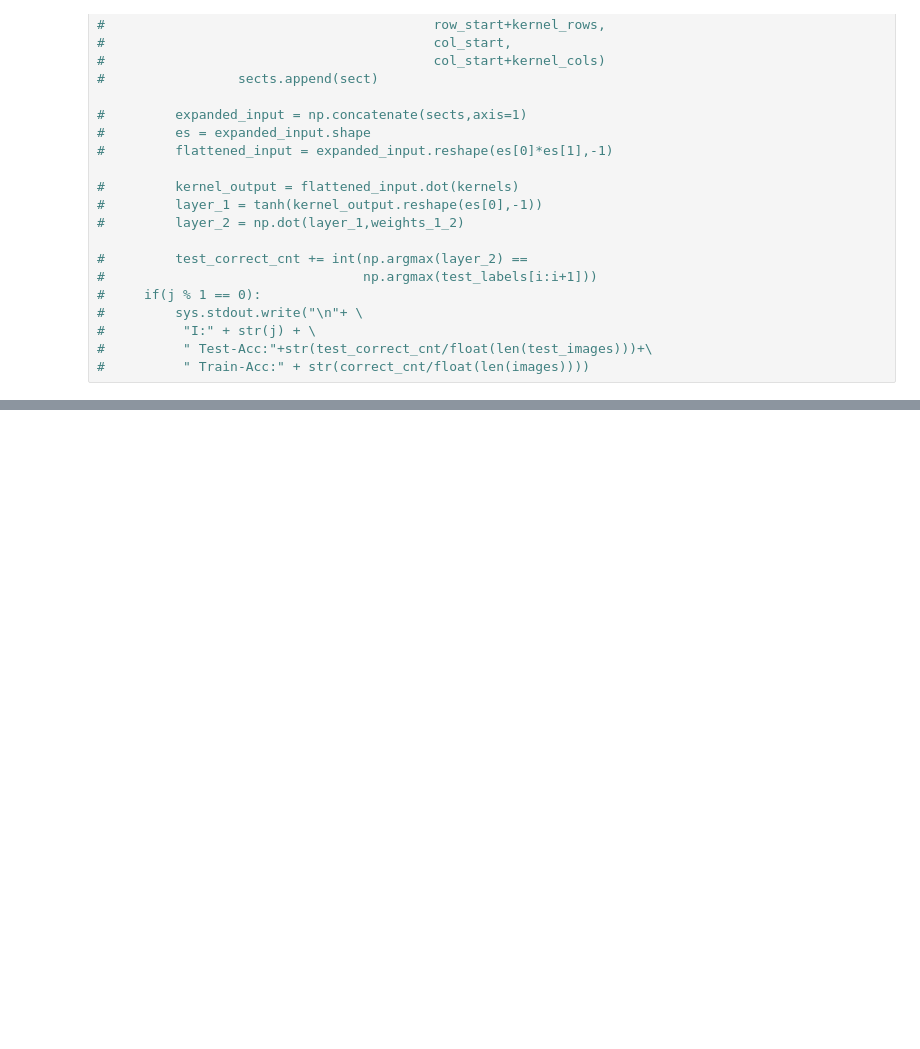
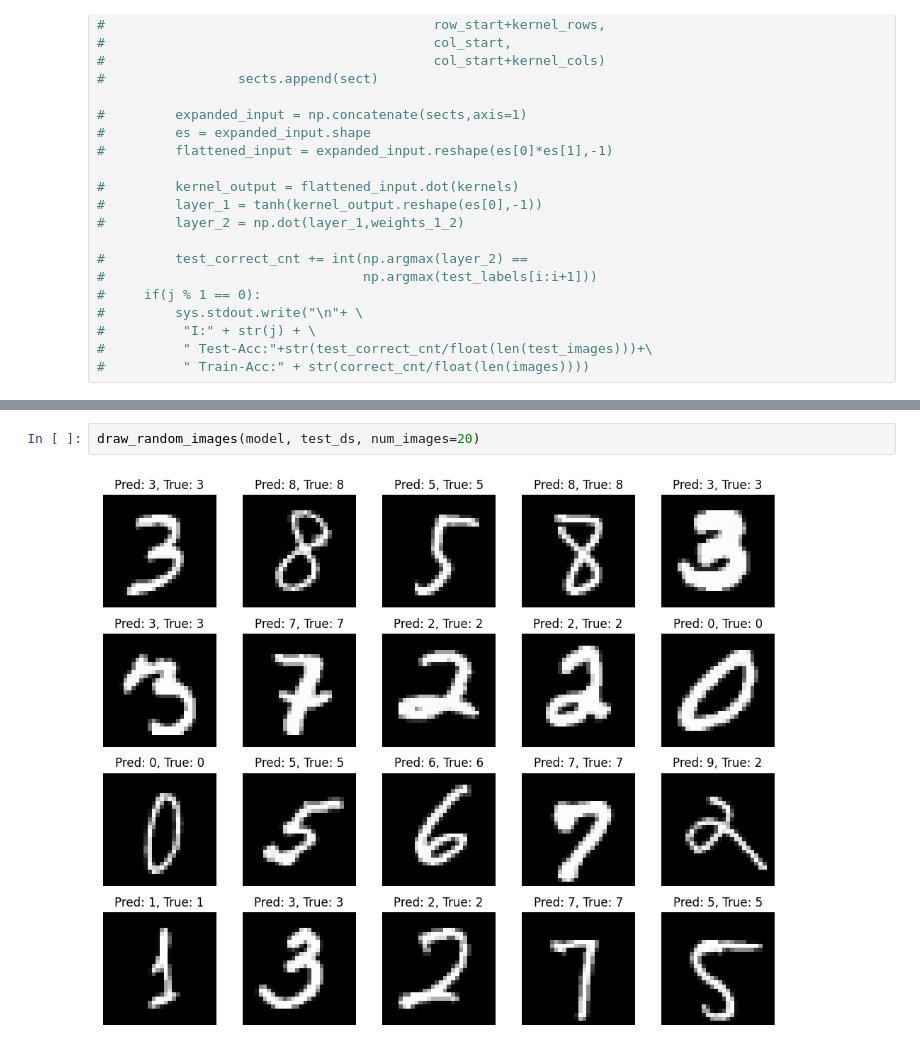
Before and after one commit to ksetdekov/grokking-deep-learning, a Jupyter notebook: Ch10.kernels.ipynb, the cells around one changed output, grey strips where cells are left out. Cells and saved outputs as stored; diff of their text form; blank space fills up the shorter version.

```diff
--- a/Ch10.kernels.ipynb
+++ b/Ch10.kernels.ipynb
@@ -248,0 +290,4 @@ Final Train-Acc: 1.0000 Test-Acc: 0.8655
+# %%
+draw_random_images(model, test_ds, num_images=20)
+# %% [output]
+[figure, added]
```
Also changed, not shown: parts of 3 cells of this notebook.
